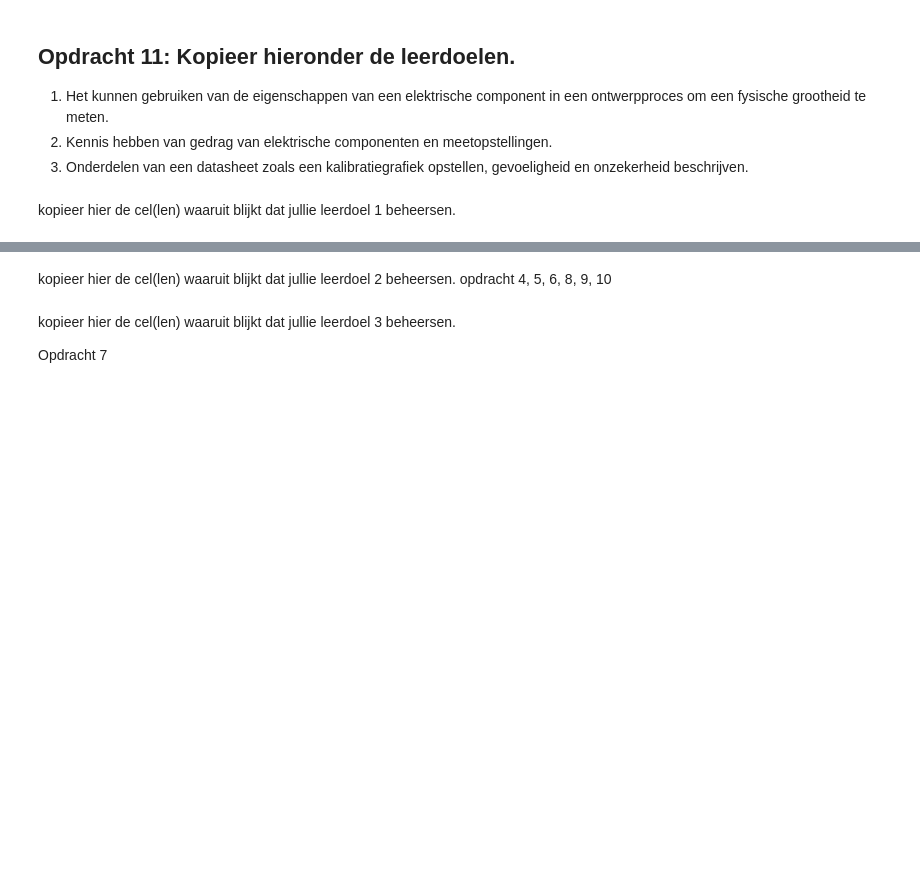
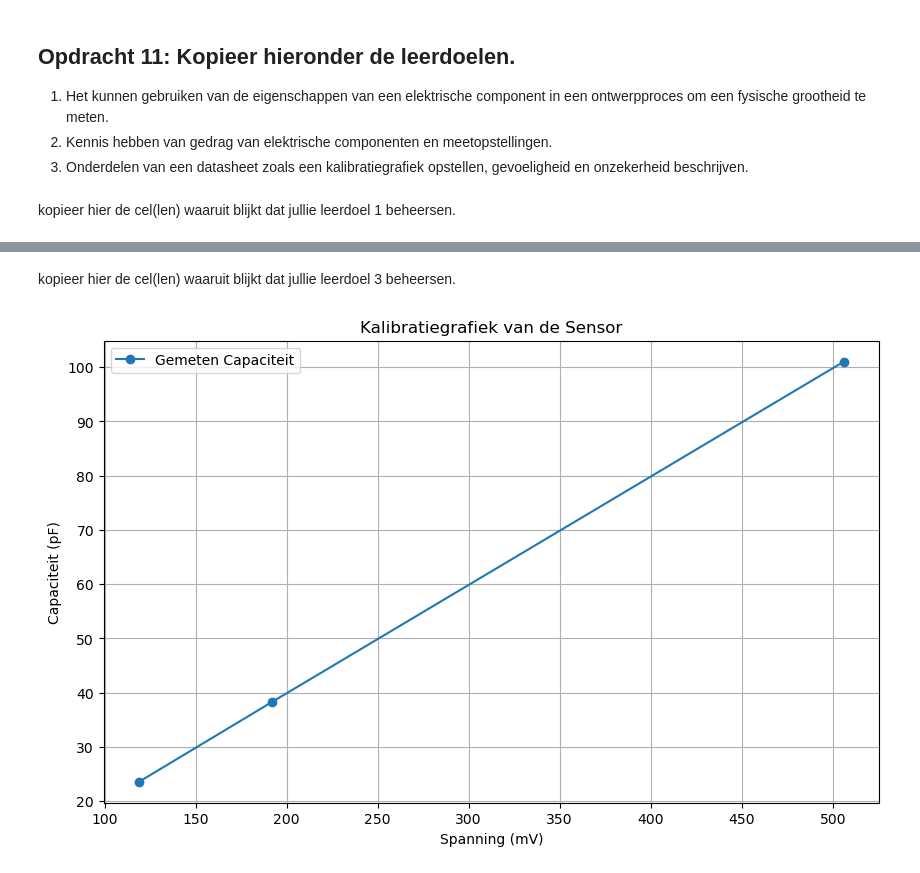
Before and after one commit to swerleman/opdrachten-DEF-D-Shannon, a Jupyter notebook: FysiekeOntwerpopdrachten/2OntwerpEenSensorCondensator/DEFOntwerpopdracht2OntwerpEenSensorInvulTemplate.ipynb, the cells around one changed output, grey strips where cells are left out. Cells and saved outputs as stored; diff of their text form; code cells hidden in the pictures; blank space fills up the shorter version.

```diff
--- a/FysiekeOntwerpopdrachten/2OntwerpEenSensorCondensator/DEFOntwerpopdracht2OntwerpEenSensorInvulTemplate.ipynb
+++ b/FysiekeOntwerpopdrachten/2OntwerpEenSensorCondensator/DEFOntwerpopdracht2OntwerpEenSensorInvulTemplate.ipynb
@@ -229,7 +260,20 @@ Opdracht 1, 2, 3
 # %% [markdown]
-kopieer hier de cel(len) waaruit blijkt dat jullie leerdoel 2 beheersen.
-opdracht 4, 5, 6, 8, 9, 10
+kopieer hier de cel(len) waaruit blijkt dat jullie leerdoel 3 beheersen.
-# %% [markdown]
-kopieer hier de cel(len) waaruit blijkt dat jullie leerdoel 3 beheersen.
-
-Opdracht 7
+# %%
+# Plot hier je gemeten kalibratiegrafiek en plot in dezelfde figuur ook je verwachte ontwerpgrafiek.
+import matplotlib.pyplot as plt
+Minimale_spanning_osc = 190 #mV
+
+u = np.array([119, 192, 506]) #mV
+gemeten_capaciteit1 = np.array([23.6, 38.3, 101]) #pF
+
+plt.figure(figsize=(10, 6))
+plt.plot(u, gemeten_capaciteit1, 'o-', label='Gemeten Capaciteit')
+plt.xlabel('Spanning (mV)')
+plt.ylabel('Capaciteit (pF)')
+plt.title('Kalibratiegrafiek van de Sensor')
+plt.legend()
+plt.grid()
+plt.show()
+# %% [output]
+[figure, added]
```
Also changed, not shown: parts of 11 cells of this notebook.
